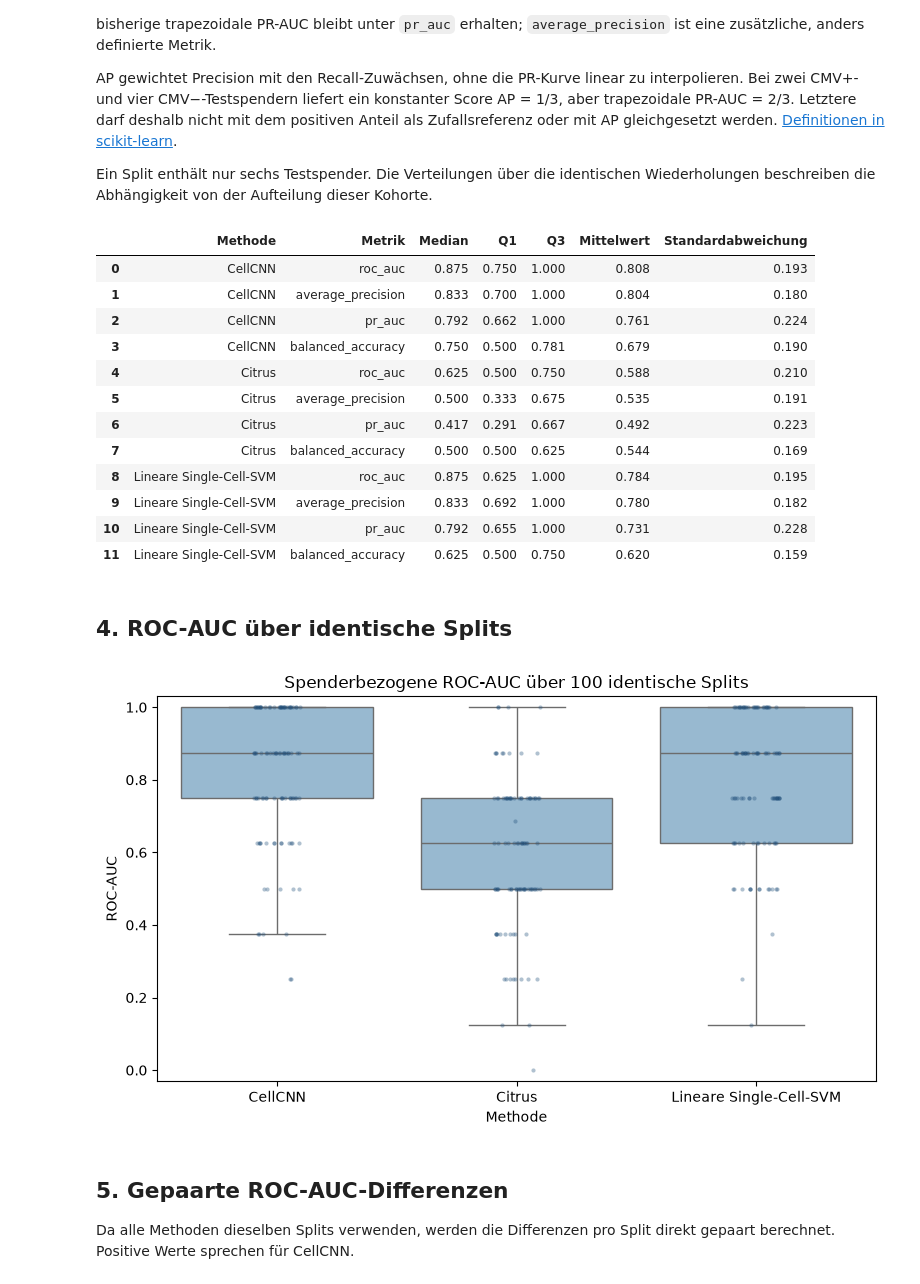
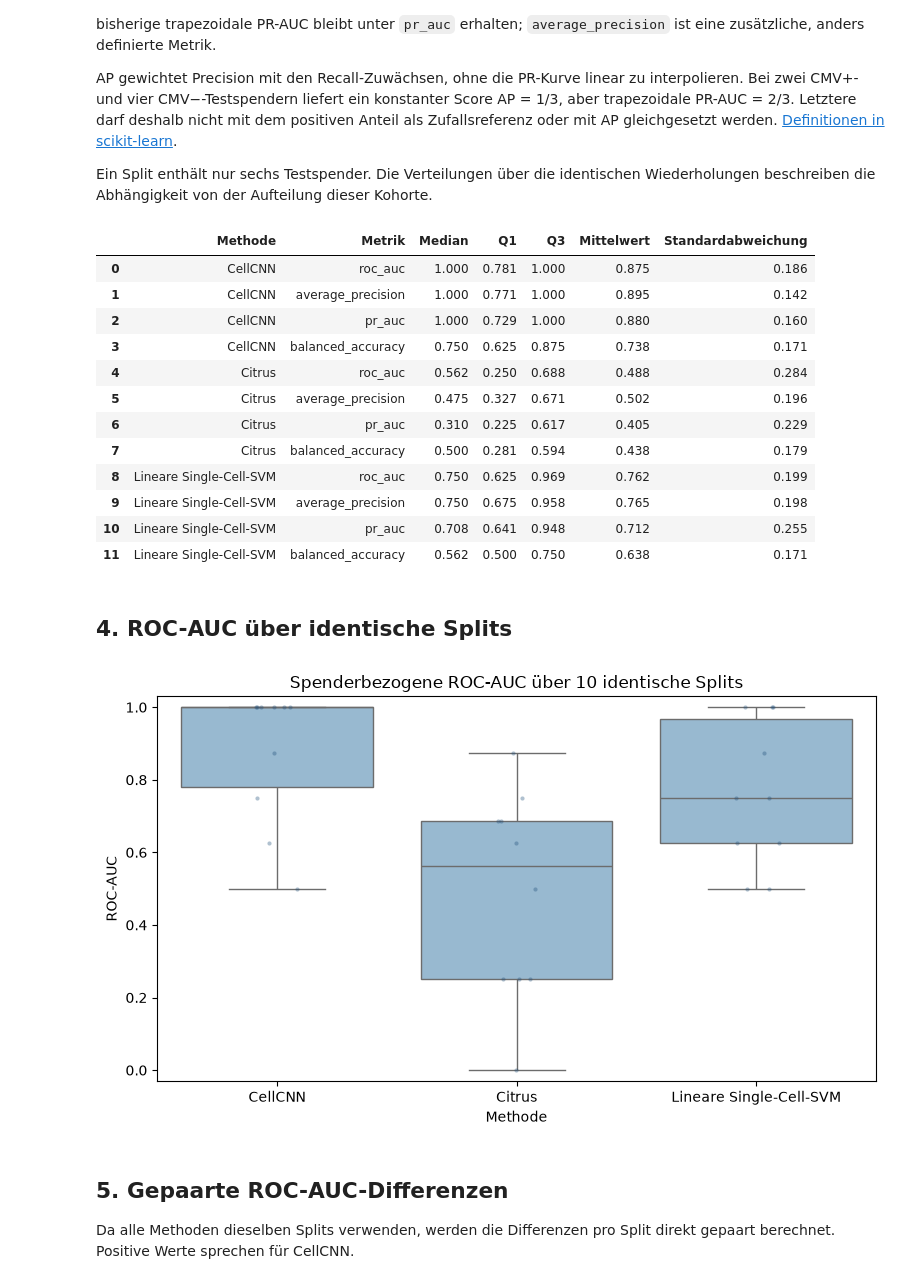
Before and after one commit to habicht12/SSBI-Project, a Jupyter notebook: notebooks/04e_comparison.ipynb, the cells around one changed output. Saved outputs shown, nothing was run; the diff lists cells and outputs as text; code cells hidden in the pictures.

Commit message:
Citrus-Vergleich absichern und Aufgabe-4-Bericht aktualisieren

```diff
--- a/notebooks/04e_comparison.ipynb
+++ b/notebooks/04e_comparison.ipynb
@@ -8,6 +9,7 @@ Dieses Notebook trainiert keine Modelle. Es lädt ausschließlich die vollständ
 # Zweck: Vollständige Aufgabe-4-Artefakte finden und gemeinsame Vergleichsparameter festlegen.
 from pathlib import Path
 import warnings
+import sys
 
 import flowkit as fk
 import matplotlib.pyplot as plt
@@ -21,7 +23,7 @@ from sklearn.metrics import (
 
 GATE = "gated_alive"
 RUN_MODE = "full"
-EXPECTED_SPLIT_COUNT = 100
+EXPECTED_SPLIT_COUNT = 10
 
 PROJECT_ROOT = Path.cwd()
 if not (PROJECT_ROOT / "NK_cell_dataset").is_dir():
@@ -48,3 +50,6 @@ if missing_paths:
         "Vollständige Eingabedateien fehlen:\n"
         + "\n".join(f"- {path}" for path in missing_paths)
     )
+sys.path.insert(0, str(PROJECT_ROOT))
+from src.task4_artifacts import validate_comparison_configs
+validate_comparison_configs(PROJECT_ROOT)
@@ -60,6 +66,7 @@ Jede Methode muss für dieselben 100 Splits genau die sechs äußeren Testspende
 # %%
 # Zweck: Vor jeder Metrik beweisen, dass alle Methoden dieselben Testspender bewertet haben.
-donor_splits = pd.read_csv(SPLITS_PATH)
+all_donor_splits = pd.read_csv(SPLITS_PATH)
+donor_splits = all_donor_splits.loc[all_donor_splits["split_id"].isin(range(EXPECTED_SPLIT_COUNT))].copy()
 expected_test = donor_splits.loc[
     donor_splits["outer_partition"].eq("test"),
     ["split_id", "split_seed", "donor_id", "label"],
@@ -68,8 +75,22 @@ assert expected_test["split_id"].nunique() == EXPECTED_SPLIT_COUNT
 assert expected_test.groupby("split_id").size().eq(6).all()
 
 prediction_tables = []
+cellcnn_svm_tables = []
 for method_label, path in PREDICTION_PATHS.items():
     table = pd.read_csv(path)
+    method_split_count = EXPECTED_SPLIT_COUNT if method_label == "Citrus" else 100
+    table = table.loc[table["split_id"].isin(range(method_split_count))].copy()
+    method_expected_test = all_donor_splits.loc[
+        all_donor_splits["outer_partition"].eq("test")
+        & all_donor_splits["split_id"].isin(range(method_split_count)),
+        ["split_id", "split_seed", "donor_id", "label"],
+    ].rename(columns={"label": "y_true"})
+    if method_label == "Citrus":
+        if not (
+            table["file_sample_size"].eq(10_000).all()
+            and table["minimum_cluster_size_fraction"].eq(0.0005).all()
+        ):
+            raise ValueError("Citrus: vollständiger Neulauf mit 10.000 Zellen und 0,05 % erforderlich.")
     required_columns = {
         "gate", "run_mode", "split_id", "split_seed",
         "donor_id", "y_true", "score", "decision_threshold", "y_pred",
@@ -80,7 +101,7 @@ for method_label, path in PREDICTION_PATHS.items():
     assert table["gate"].eq(GATE).all()
     assert table["run_mode"].eq(RUN_MODE).all()
     assert table["method"].eq(EXPECTED_METHOD_VALUES[method_label]).all()
-    assert table["split_id"].nunique() == EXPECTED_SPLIT_COUNT
+    assert table["split_id"].nunique() == method_split_count
     assert table.groupby("split_id").size().eq(6).all()
     assert table.groupby(["split_id", "donor_id"]).size().eq(1).all()
     assert np.isfinite(table["score"]).all()
@@ -92,15 +113,18 @@ for method_label, path in PREDICTION_PATHS.items():
     # Der Eins-zu-eins-Merge deckt vertauschte Labels, Seeds oder Spender sofort auf.
     observed = table[["split_id", "split_seed", "donor_id", "y_true"]]
     assert observed.merge(
-        expected_test,
+        method_expected_test,
         on=["split_id", "split_seed", "donor_id", "y_true"],
         validate="one_to_one",
-    ).shape[0] == len(observed) == len(expected_test)
+    ).shape[0] == len(observed) == len(method_expected_test)
     table = table.copy()
     table["method_label"] = method_label
-    prediction_tables.append(table)
+    if method_label != "Citrus":
+        cellcnn_svm_tables.append(table)
+    prediction_tables.append(table.loc[table["split_id"].isin(range(EXPECTED_SPLIT_COUNT))])
 
 predictions = pd.concat(prediction_tables, ignore_index=True)
+cellcnn_svm_predictions = pd.concat(cellcnn_svm_tables, ignore_index=True)
 comparison_overview = (
     predictions.groupby("method_label")
     .agg(splits=("split_id", "nunique"), predictions=("score", "size"))
@@ -174,40 +198,40 @@ metric_summary.to_csv(TABLES_DIR / "task4_metric_summary.csv", index=False)
 display(metric_summary.round(3))
 # %% [output]
 |  | Methode | Metrik | Median | Q1 | Q3 | Mittelwert | Standardabweichung |
-| 0 | CellCNN | roc_auc | 0.875 | 0.750 | 1.000 | 0.808 | 0.193 |
-| 1 | CellCNN | average_precision | 0.833 | 0.700 | 1.000 | 0.804 | 0.180 |
-| 2 | CellCNN | pr_auc | 0.792 | 0.662 | 1.000 | 0.761 | 0.224 |
-| 3 | CellCNN | balanced_accuracy | 0.750 | 0.500 | 0.781 | 0.679 | 0.190 |
-| 4 | Citrus | roc_auc | 0.625 | 0.500 | 0.750 | 0.588 | 0.210 |
-| 5 | Citrus | average_precision | 0.500 | 0.333 | 0.675 | 0.535 | 0.191 |
-| 6 | Citrus | pr_auc | 0.417 | 0.291 | 0.667 | 0.492 | 0.223 |
-| 7 | Citrus | balanced_accuracy | 0.500 | 0.500 | 0.625 | 0.544 | 0.169 |
-| 8 | Lineare Single-Cell-SVM | roc_auc | 0.875 | 0.625 | 1.000 | 0.784 | 0.195 |
-| 9 | Lineare Single-Cell-SVM | average_precision | 0.833 | 0.692 | 1.000 | 0.780 | 0.182 |
-| 10 | Lineare Single-Cell-SVM | pr_auc | 0.792 | 0.655 | 1.000 | 0.731 | 0.228 |
-| 11 | Lineare Single-Cell-SVM | balanced_accuracy | 0.625 | 0.500 | 0.750 | 0.620 | 0.159 |
+| 0 | CellCNN | roc_auc | 1.000 | 0.781 | 1.000 | 0.875 | 0.186 |
+| 1 | CellCNN | average_precision | 1.000 | 0.771 | 1.000 | 0.895 | 0.142 |
+| 2 | CellCNN | pr_auc | 1.000 | 0.729 | 1.000 | 0.880 | 0.160 |
+| 3 | CellCNN | balanced_accuracy | 0.750 | 0.625 | 0.875 | 0.738 | 0.171 |
+| 4 | Citrus | roc_auc | 0.562 | 0.250 | 0.688 | 0.488 | 0.284 |
+| 5 | Citrus | average_precision | 0.475 | 0.327 | 0.671 | 0.502 | 0.196 |
+| 6 | Citrus | pr_auc | 0.310 | 0.225 | 0.617 | 0.405 | 0.229 |
+| 7 | Citrus | balanced_accuracy | 0.500 | 0.281 | 0.594 | 0.438 | 0.179 |
+| 8 | Lineare Single-Cell-SVM | roc_auc | 0.750 | 0.625 | 0.969 | 0.762 | 0.199 |
+| 9 | Lineare Single-Cell-SVM | average_precision | 0.750 | 0.675 | 0.958 | 0.765 | 0.198 |
+| 10 | Lineare Single-Cell-SVM | pr_auc | 0.708 | 0.641 | 0.948 | 0.712 | 0.255 |
+| 11 | Lineare Single-Cell-SVM | balanced_accuracy | 0.562 | 0.500 | 0.750 | 0.638 | 0.171 |
 # %% [markdown]
 ## 4. ROC-AUC über identische Splits
 # %%
 # Zweck: Verteilung aller Split-ROC-AUCs in einer berichtstauglichen Abbildung zeigen.
 method_order = ["CellCNN", "Citrus", "Lineare Single-Cell-SVM"]
 FIGURES_DIR.mkdir(parents=True, exist_ok=True)
 fig, ax = plt.subplots(figsize=(8, 4.8))
 sns.boxplot(
     data=split_metrics, x="method_label", y="roc_auc",
     order=method_order, color="#8FBBD9", showfliers=False, ax=ax,
 )
 sns.stripplot(
     data=split_metrics, x="method_label", y="roc_auc",
     order=method_order, color="#1F4E79", alpha=0.35, size=3, ax=ax,
 )
-ax.set(xlabel="Methode", ylabel="ROC-AUC", title="Spenderbezogene ROC-AUC über 100 identische Splits")
+ax.set(xlabel="Methode", ylabel="ROC-AUC", title=f"Spenderbezogene ROC-AUC über {EXPECTED_SPLIT_COUNT} identische Splits")
 ax.set_ylim(-0.03, 1.03)
 fig.tight_layout()
 fig.savefig(FIGURES_DIR / "task4_roc_auc_comparison.png", dpi=200)
 plt.show()
 # %% [output]
-[figure, old version]
+[figure, new version]
 # %% [markdown]
 ## 5. Gepaarte ROC-AUC-Differenzen
 
```
Also changed, not shown: parts of 11 cells of this notebook, 10 other files.
